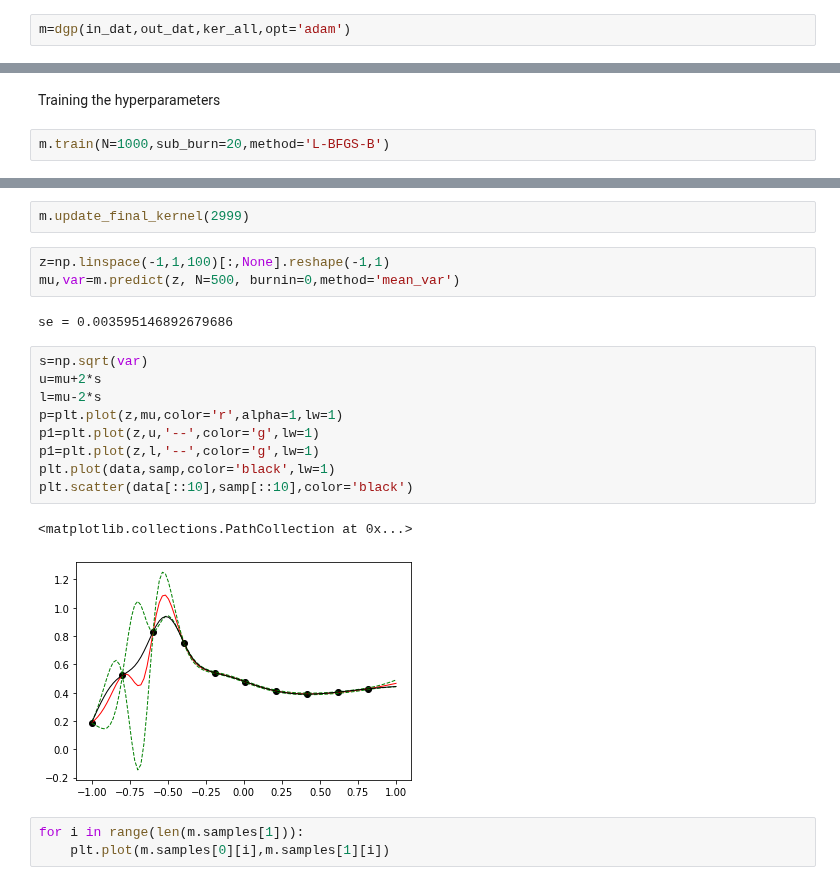
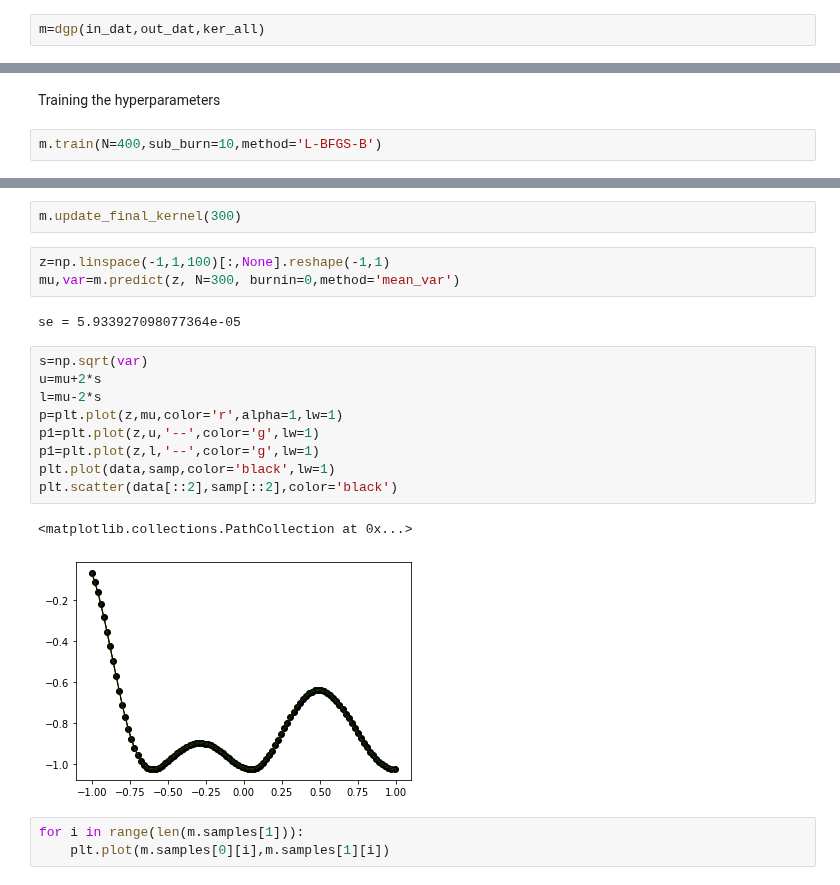
Before and after one commit to mingdeyu/DGP, a Jupyter notebook: demo.ipynb, the cells around one changed output, grey strips where cells are left out. Cells and saved outputs as stored; diff of their text form.

```diff
--- a/demo.ipynb
+++ b/demo.ipynb
@@ -29,5 +29,5 @@ out_dat=samp[::10]
 # %%
-m=dgp(in_dat,out_dat,ker_all,opt='adam')
+m=dgp(in_dat,out_dat,ker_all)
 # %%
 z=np.linspace(-1,1,100)[:,None].reshape(-1,1)
 mu,var=m.predict(z, N=500, burnin=0,method='mean_var')
@@ -48,7 +48,7 @@ plt.scatter(data[::10],samp[::10],color='black')
 # %% [markdown]
 Training the hyperparameters
 # %%
-m.train(N=1000,sub_burn=20,method='L-BFGS-B')
+m.train(N=400,sub_burn=10,method='L-BFGS-B')
 # %%
 m.plot(1)
 # %% [output]
@@ -58,22 +58,22 @@ m.plot(1)
 # %%
-m.update_final_kernel(2999)
+m.update_final_kernel(300)
 # %%
 z=np.linspace(-1,1,100)[:,None].reshape(-1,1)
-mu,var=m.predict(z, N=500, burnin=0,method='mean_var')
+mu,var=m.predict(z, N=300, burnin=0,method='mean_var')
 # %% [output]
-se = 0.003595146892679686
+se = 5.933927098077364e-05
 # %%
 s=np.sqrt(var)
 u=mu+2*s
 l=mu-2*s
 p=plt.plot(z,mu,color='r',alpha=1,lw=1)
 p1=plt.plot(z,u,'--',color='g',lw=1)
 p1=plt.plot(z,l,'--',color='g',lw=1)
 plt.plot(data,samp,color='black',lw=1)
-plt.scatter(data[::10],samp[::10],color='black')
+plt.scatter(data[::2],samp[::2],color='black')
 # %% [output]
 <matplotlib.collections.PathCollection at 0x...>
-[figure, old version]
+[figure, new version]
 # %%
 for i in range(len(m.samples[1])):
     plt.plot(m.samples[0][i],m.samples[1][i])
```
Also changed, not shown: parts of 4 cells of this notebook, 4 other files.
